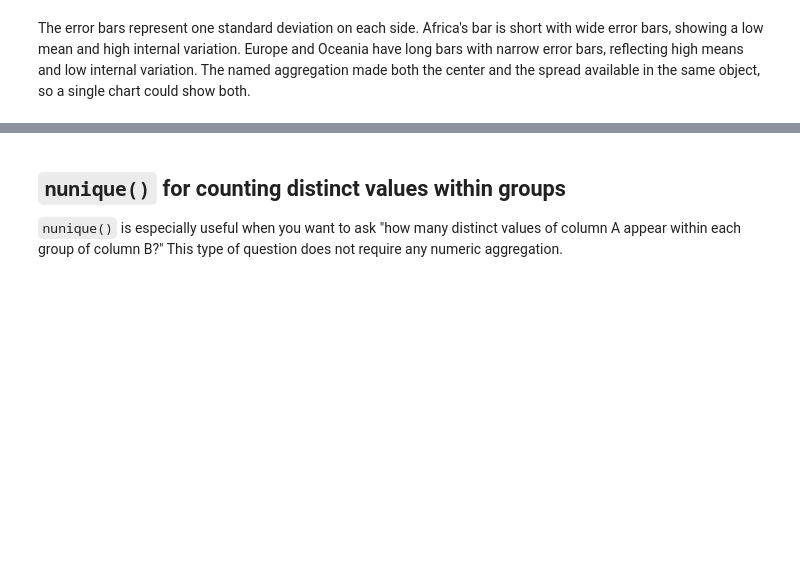
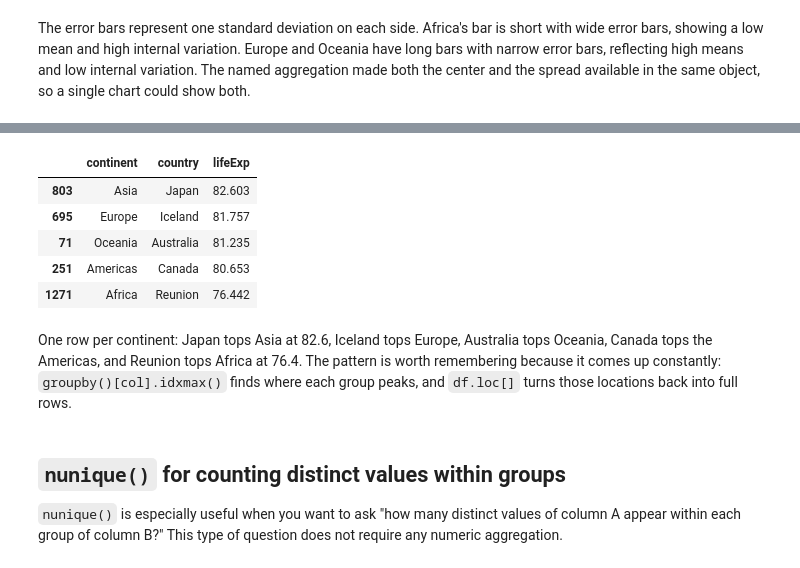
Before and after one commit to bsheese/225, a Jupyter notebook: 09_data_aggregation/09_3_Agg.ipynb, the cells around one changed output, grey strips where cells are left out. Drawn from its saved outputs; the diff is of its cells as text; code cells hidden in the pictures; blank space fills up the shorter version.

```diff
--- a/09_data_aggregation/09_3_Agg.ipynb
+++ b/09_data_aggregation/09_3_Agg.ipynb
@@ -134,3 +147,16 @@ The error bars represent one standard deviation on each side. Africa's bar is sh
+# %%
+# Which country has the highest life expectancy in each continent?
+top_rows = df2007.loc[df2007.groupby("continent")["lifeExp"].idxmax()]
+top_rows[["continent", "country", "lifeExp"]].sort_values("lifeExp", ascending=False)
+# %% [output]
+|  | continent | country | lifeExp |
+| 803 | Asia | Japan | 82.603 |
+| 695 | Europe | Iceland | 81.757 |
+| 71 | Oceania | Australia | 81.235 |
+| 251 | Americas | Canada | 80.653 |
+| 1271 | Africa | Reunion | 76.442 |
+# %% [markdown]
+One row per continent: Japan tops Asia at 82.6, Iceland tops Europe, Australia tops Oceania, Canada tops the Americas, and Reunion tops Africa at 76.4. The pattern is worth remembering because it comes up constantly: `groupby()[col].idxmax()` finds where each group peaks, and `df.loc[]` turns those locations back into full rows.
 # %% [markdown]
 ## `nunique()` for counting distinct values within groups
 
```
Also changed, not shown: parts of 3 cells of this notebook, 31 other files.
